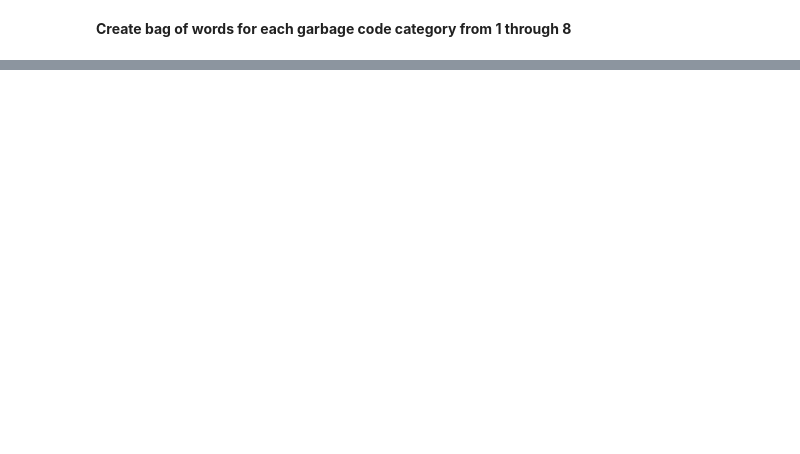
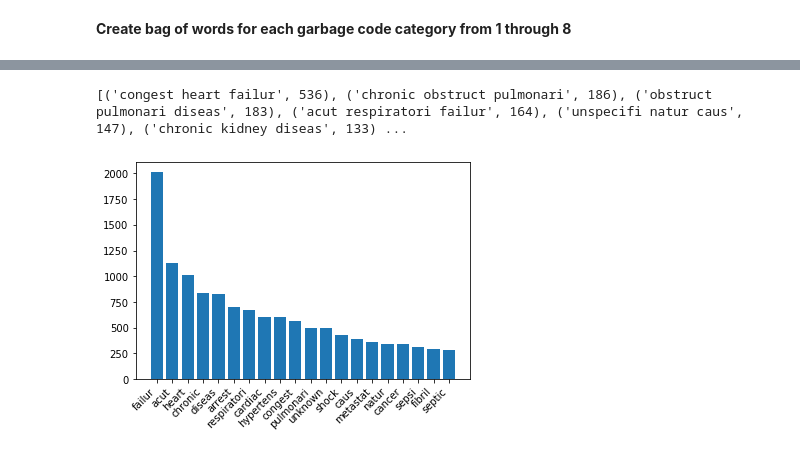
Before and after one commit to mbg9700/Springboard_DSCareer, a Jupyter notebook: prep_data.ipynb, the cells around one changed output, grey strips where cells are left out. Cells and saved outputs as stored; diff of their text form; code cells hidden in the pictures; blank space fills up the shorter version.

```diff
--- a/prep_data.ipynb
+++ b/prep_data.ipynb
@@ -378,0 +495,3 @@ cod_txt.head()
+# %%
+wordlist = [a for b in cod_txt['preprocd'] for a in b]
+wordlist[0:40]
@@ -378,0 +516,3 @@ cod_txt.head()
+# %%
+bow_all = Counter(wordlist)
+print(bow_all.most_common(20))
@@ -436,0 +588,12 @@ TypeError: can only concatenate str (not "int") to str
+# %%
+print(bow_tri.most_common(30))
+# %% [output]
+[('congest heart failur', 536), ('chronic obstruct pulmonari', 186), ('obstruct pulmonari diseas', 183), ('acut respiratori failur', 164), ('unspecifi natur caus', 147), ('chronic kidney diseas', 133) ...
+# %%
+bow20 = bow_all.most_common(20)
+bow20df=pd.DataFrame(bow20, columns=['Word', 'Count'])
+plt.bar(bow20df['Word'], bow20df['Count'])
+plt.xticks(rotation=45, ha='right')
+plt.show()
+# %% [output]
+[figure, added]
```
Also changed, not shown: parts of 40 cells of this notebook.
